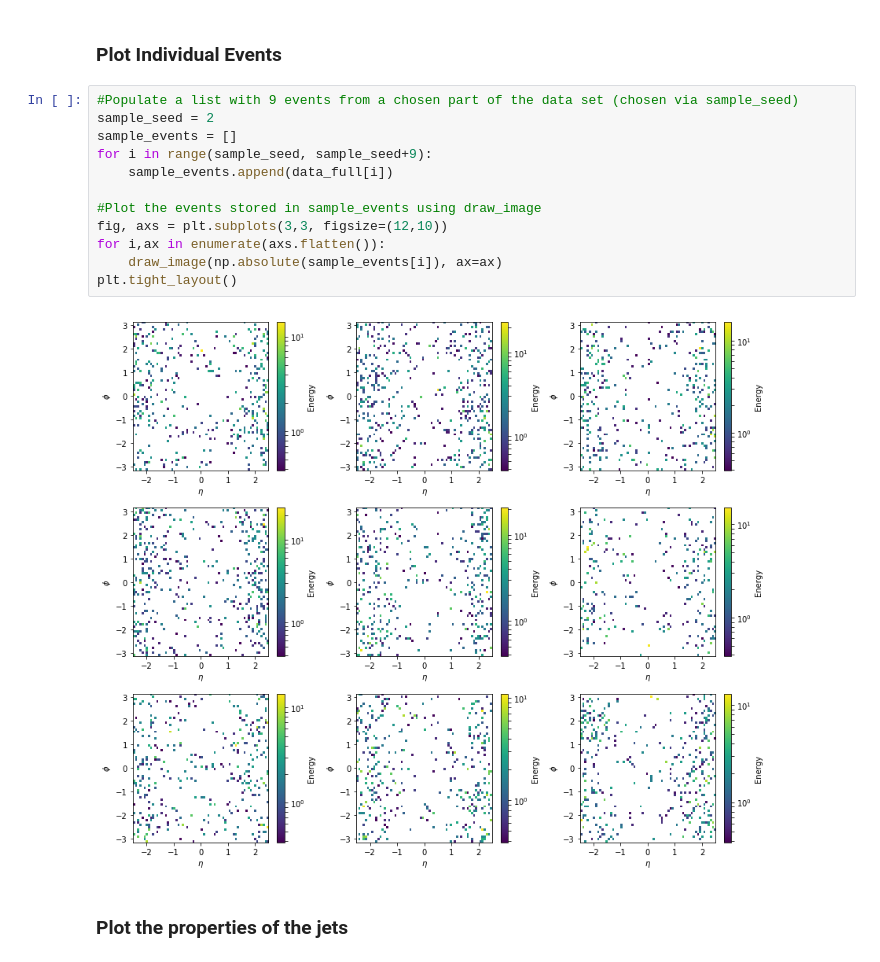
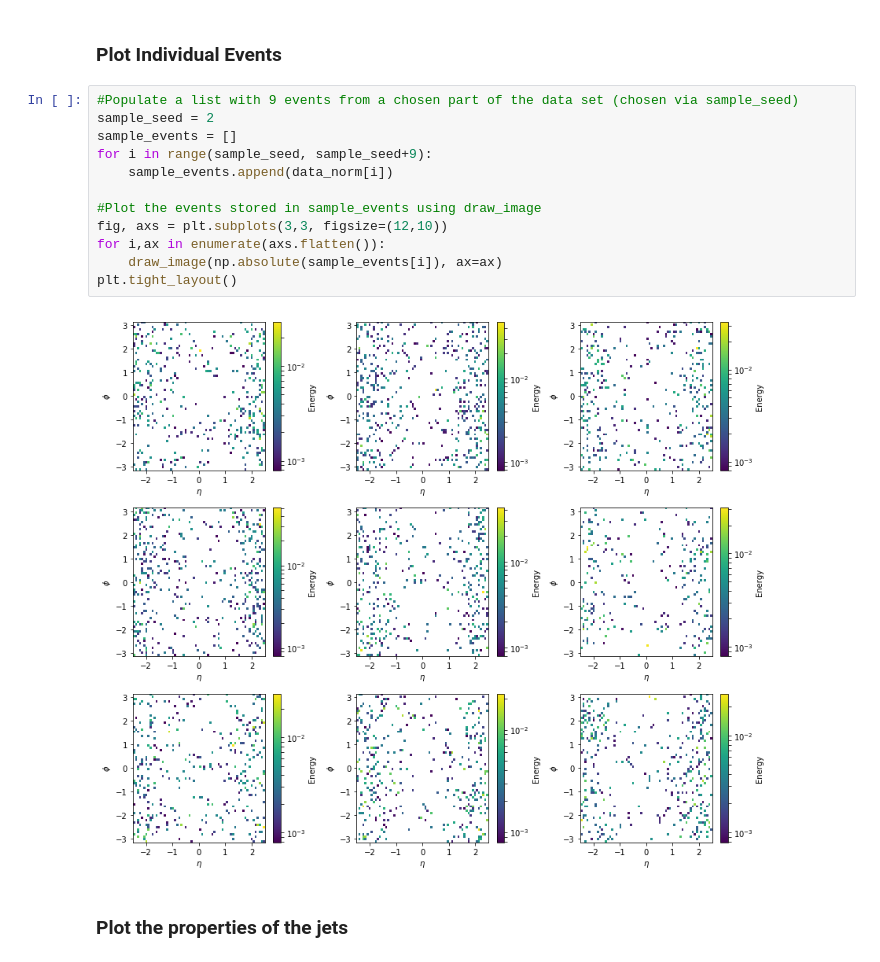
Before and after one commit to WyattBlair77/DataExploration, a Jupyter notebook: Preliminary_GAN.ipynb, the cells around one changed output. Cells and saved outputs as stored; diff of their text form.

```diff
--- a/Preliminary_GAN.ipynb
+++ b/Preliminary_GAN.ipynb
@@ -74,17 +78,17 @@ def draw_image(x, vmin=None, vmax=None, xlabel='$\eta$', ylabel='$\phi$',
 # %%
 #Populate a list with 9 events from a chosen part of the data set (chosen via sample_seed)
 sample_seed = 2
 sample_events = []
 for i in range(sample_seed, sample_seed+9):
-    sample_events.append(data_full[i])
+    sample_events.append(data_norm[i])
 
 #Plot the events stored in sample_events using draw_image
 fig, axs = plt.subplots(3,3, figsize=(12,10))
 for i,ax in enumerate(axs.flatten()):
     draw_image(np.absolute(sample_events[i]), ax=ax)
 plt.tight_layout()
 # %% [output]
-[figure, old version]
+[figure, new version]
 # %% [markdown]
 ### Plot the properties of the jets
 # %%
```
Also changed, not shown: parts of 17 cells of this notebook, 2 other files.
